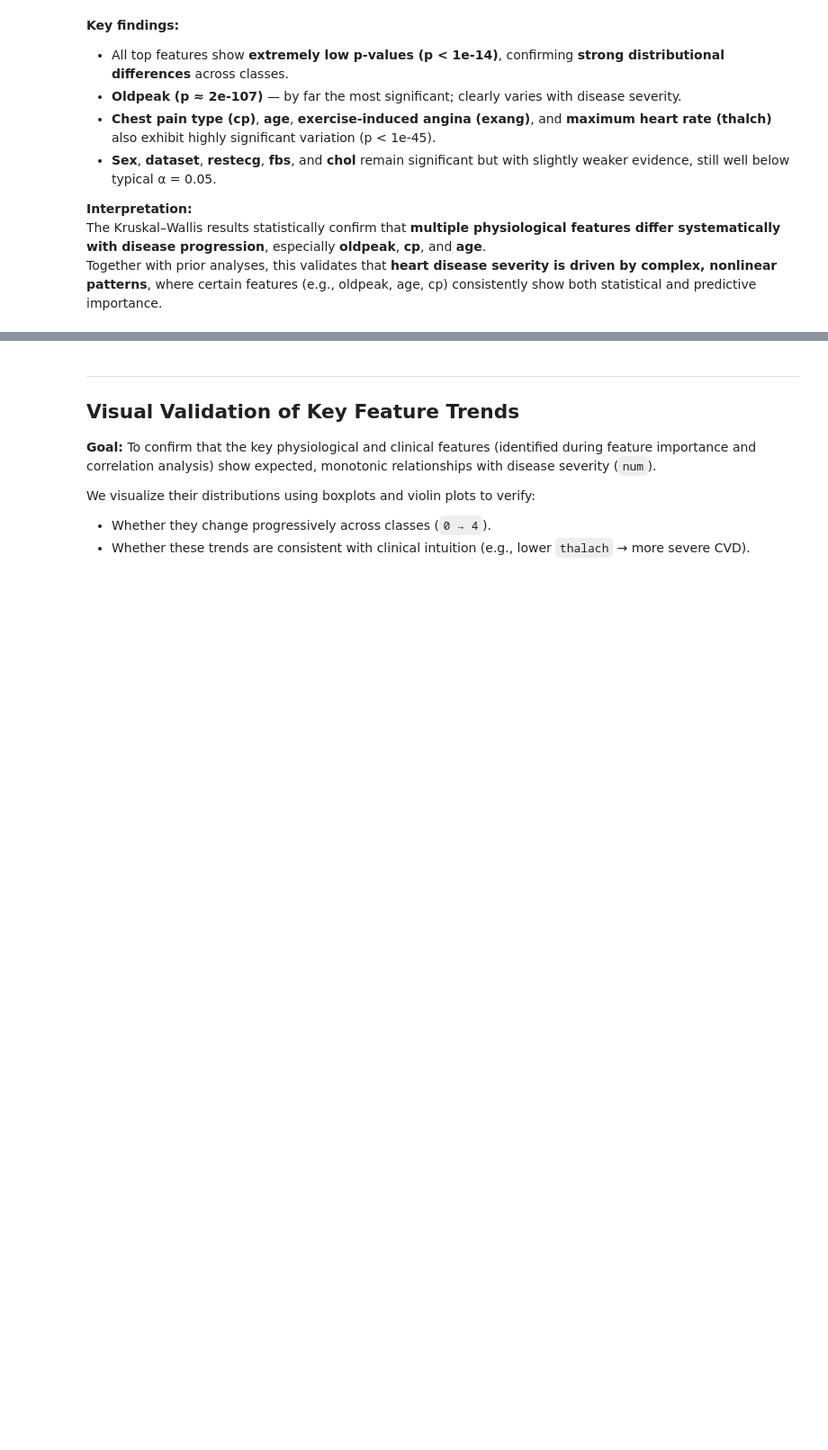
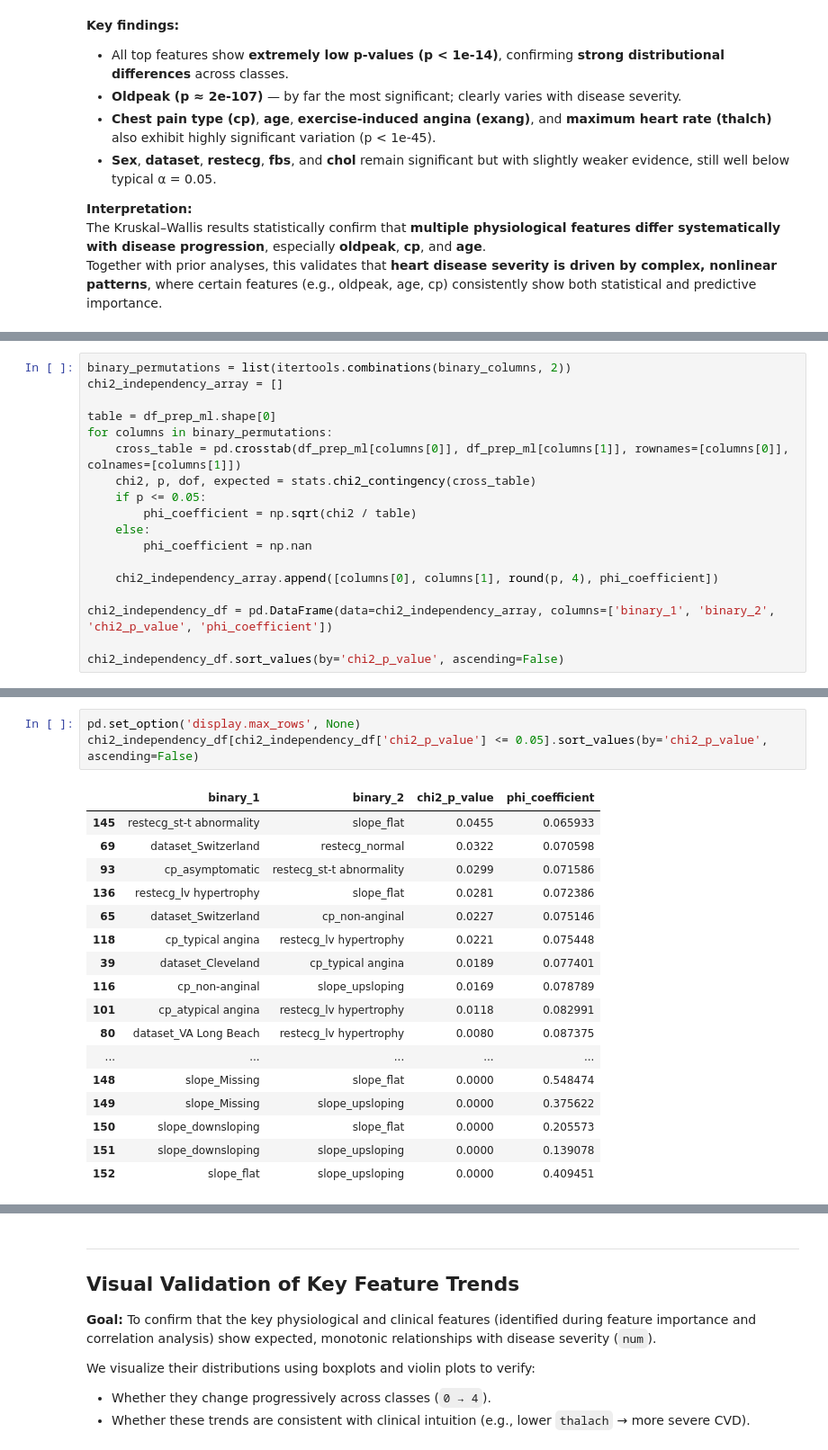
Before and after one commit to zuzannapajak/cardio-risk-prediction, a Jupyter notebook: notebooks/feature-analysis.ipynb, the cells around one changed output, grey strips where cells are left out. Shown at 90% size. Saved outputs shown, nothing was run; the diff lists cells and outputs as text; blank space fills up the shorter version.

```diff
--- a/notebooks/feature-analysis.ipynb
+++ b/notebooks/feature-analysis.ipynb
@@ -236,0 +270,18 @@ Together with prior analyses, this validates that **heart disease severity is dr
+# %%
+binary_permutations = list(itertools.combinations(binary_columns, 2))
+chi2_independency_array = []
+
+table = df_prep_ml.shape[0]
+for columns in binary_permutations:
+    cross_table = pd.crosstab(df_prep_ml[columns[0]], df_prep_ml[columns[1]], rownames=[columns[0]], colnames=[columns[1]])
+    chi2, p, dof, expected = stats.chi2_contingency(cross_table)
+    if p <= 0.05:
+        phi_coefficient = np.sqrt(chi2 / table)
+    else:
+        phi_coefficient = np.nan
+
+    chi2_independency_array.append([columns[0], columns[1], round(p, 4), phi_coefficient])
+
+chi2_independency_df = pd.DataFrame(data=chi2_independency_array, columns=['binary_1', 'binary_2', 'chi2_p_value', 'phi_coefficient'])
+
+chi2_independency_df.sort_values(by='chi2_p_value', ascending=False)
@@ -236,0 +302,21 @@ Together with prior analyses, this validates that **heart disease severity is dr
+# %%
+pd.set_option('display.max_rows', None)
+chi2_independency_df[chi2_independency_df['chi2_p_value'] <= 0.05].sort_values(by='chi2_p_value', ascending=False)
+# %% [output]
+|  | binary_1 | binary_2 | chi2_p_value | phi_coefficient |
+| 145 | restecg_st-t abnormality | slope_flat | 0.0455 | 0.065933 |
+| 69 | dataset_Switzerland | restecg_normal | 0.0322 | 0.070598 |
+| 93 | cp_asymptomatic | restecg_st-t abnormality | 0.0299 | 0.071586 |
+| 136 | restecg_lv hypertrophy | slope_flat | 0.0281 | 0.072386 |
+| 65 | dataset_Switzerland | cp_non-anginal | 0.0227 | 0.075146 |
+| 118 | cp_typical angina | restecg_lv hypertrophy | 0.0221 | 0.075448 |
+| 39 | dataset_Cleveland | cp_typical angina | 0.0189 | 0.077401 |
+| 116 | cp_non-anginal | slope_upsloping | 0.0169 | 0.078789 |
+| 101 | cp_atypical angina | restecg_lv hypertrophy | 0.0118 | 0.082991 |
+| 80 | dataset_VA Long Beach | restecg_lv hypertrophy | 0.0080 | 0.087375 |
+| ... | ... | ... | ... | ... |
+| 148 | slope_Missing | slope_flat | 0.0000 | 0.548474 |
+| 149 | slope_Missing | slope_upsloping | 0.0000 | 0.375622 |
+| 150 | slope_downsloping | slope_flat | 0.0000 | 0.205573 |
+| 151 | slope_downsloping | slope_upsloping | 0.0000 | 0.139078 |
+| 152 | slope_flat | slope_upsloping | 0.0000 | 0.409451 |
```
Also changed, not shown: parts of 8 cells of this notebook, 1 other file.
